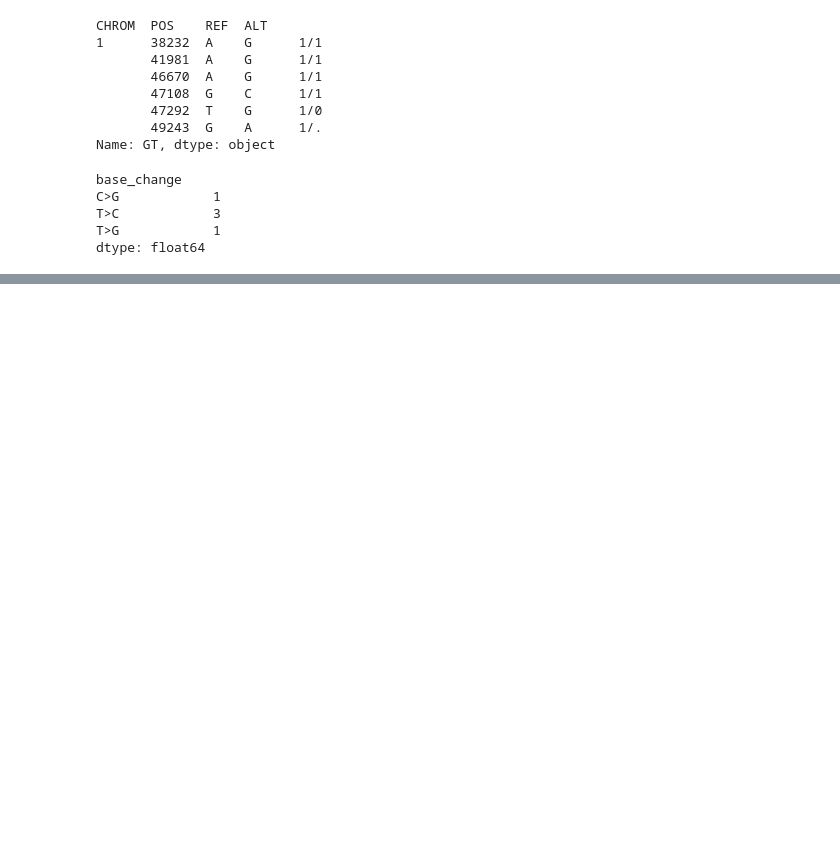
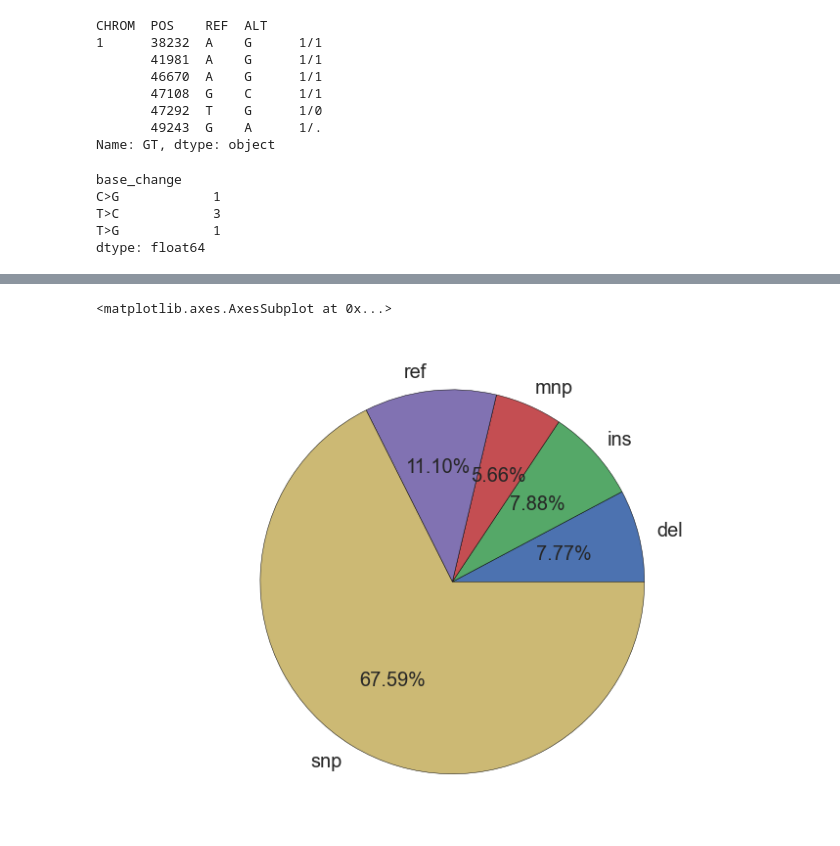
Before and after one commit to Schork-Lab/cg-classifier, a Jupyter notebook: ipynb/example_statistics.ipynb, the cells around one changed output, grey strips where cells are left out. Cells and saved outputs as stored; diff of their text form; code cells hidden in the pictures; blank space fills up the shorter version.

```diff
--- a/ipynb/example_statistics.ipynb
+++ b/ipynb/example_statistics.ipynb
@@ -45,0 +85,6 @@ example_stats.save('../data/example_stats.pickle')
+# %%
+matplotlib.pyplot.axis("equal")
+example_stats.counts.plot(kind='pie',autopct="%1.2f%%", fontsize=20)
+# %% [output]
+<matplotlib.axes.AxesSubplot at 0x...>
+[figure, added]
```
Also changed, not shown: parts of 19 cells of this notebook.
